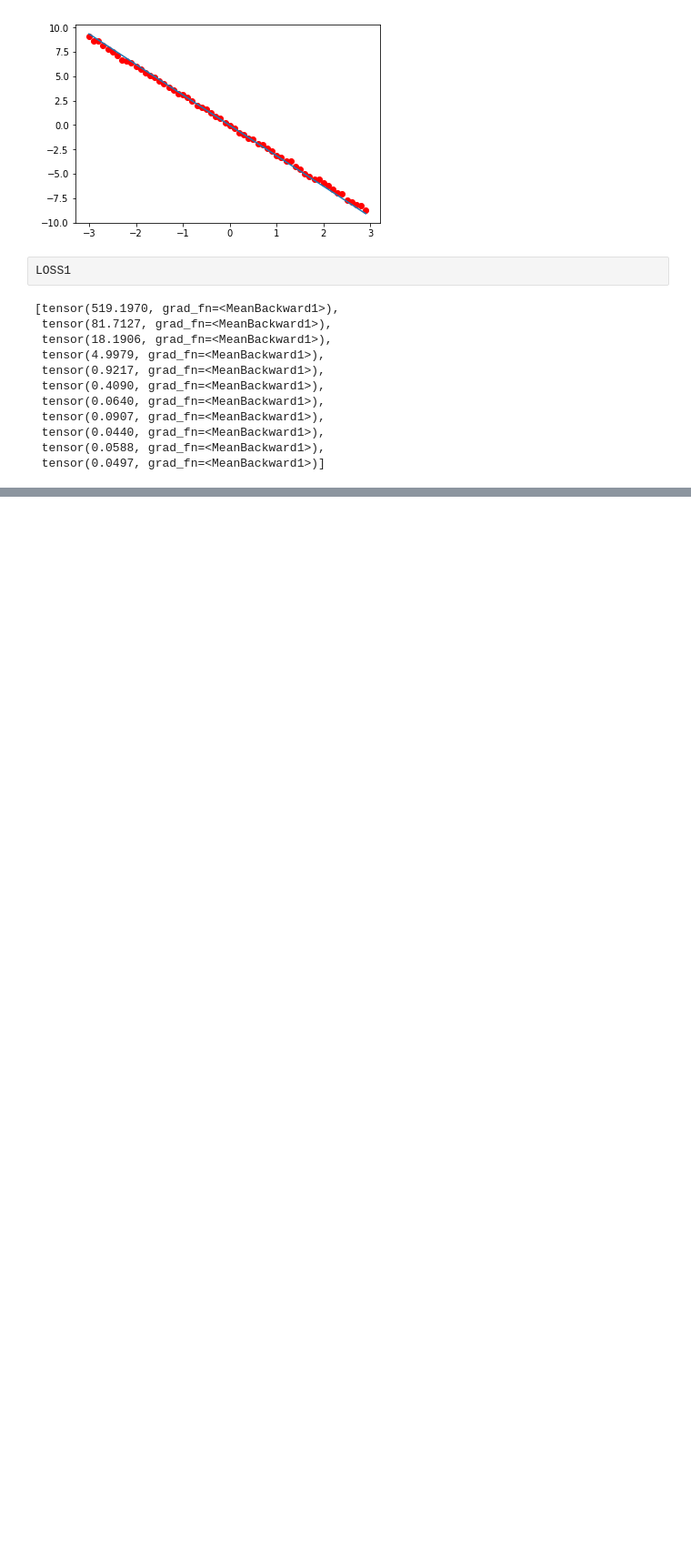
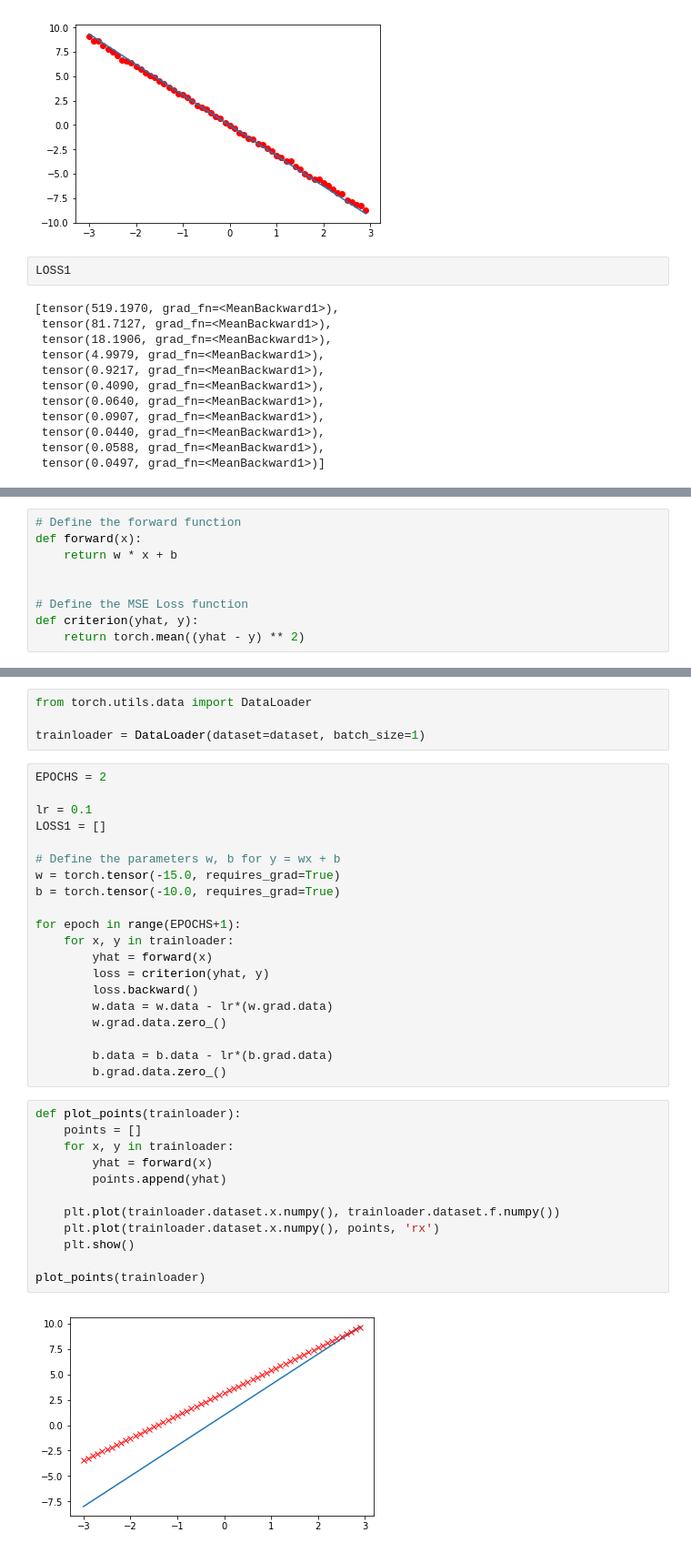
Before and after one commit to rogergranada/MOOCs, a Jupyter notebook: edX/IBM/DL0110EN/Week 2/2.3.1 Stochastic Gradient Descent.ipynb, the cells around one changed output, grey strips where cells are left out. Shown: that part at 91% size. Saved outputs shown, nothing was run; the diff lists cells and outputs as text; blank space fills up the shorter version.

```diff
--- a/edX/IBM/DL0110EN/Week 2/2.3.1 Stochastic Gradient Descent.ipynb
+++ b/edX/IBM/DL0110EN/Week 2/2.3.1 Stochastic Gradient Descent.ipynb
@@ -70,0 +73,9 @@ LOSS1
+# %%
+# Define the forward function
+def forward(x):
+    return w * x + b
+
+
+# Define the MSE Loss function
+def criterion(yhat, y):
+    return torch.mean((yhat - y) ** 2)
@@ -70,0 +126,38 @@ LOSS1
+# %%
+from torch.utils.data import DataLoader
+
+trainloader = DataLoader(dataset=dataset, batch_size=1)
+# %%
+EPOCHS = 2
+
+lr = 0.1
+LOSS1 = []
+
+# Define the parameters w, b for y = wx + b
+w = torch.tensor(-15.0, requires_grad=True)
+b = torch.tensor(-10.0, requires_grad=True)
+
+for epoch in range(EPOCHS+1):
+    for x, y in trainloader:
+        yhat = forward(x)
+        loss = criterion(yhat, y)
+        loss.backward()
+        w.data = w.data - lr*(w.grad.data)
+        w.grad.data.zero_()
+
+        b.data = b.data - lr*(b.grad.data)
+        b.grad.data.zero_()
+# %%
+def plot_points(trainloader):
+    points = []
+    for x, y in trainloader:
+        yhat = forward(x)
+        points.append(yhat)
+
+    plt.plot(trainloader.dataset.x.numpy(), trainloader.dataset.f.numpy())
+    plt.plot(trainloader.dataset.x.numpy(), points, 'rx')
+    plt.show()
+
+plot_points(trainloader)
+# %% [output]
+[figure, added]
```
Also changed, not shown: parts of 3 cells of this notebook.
